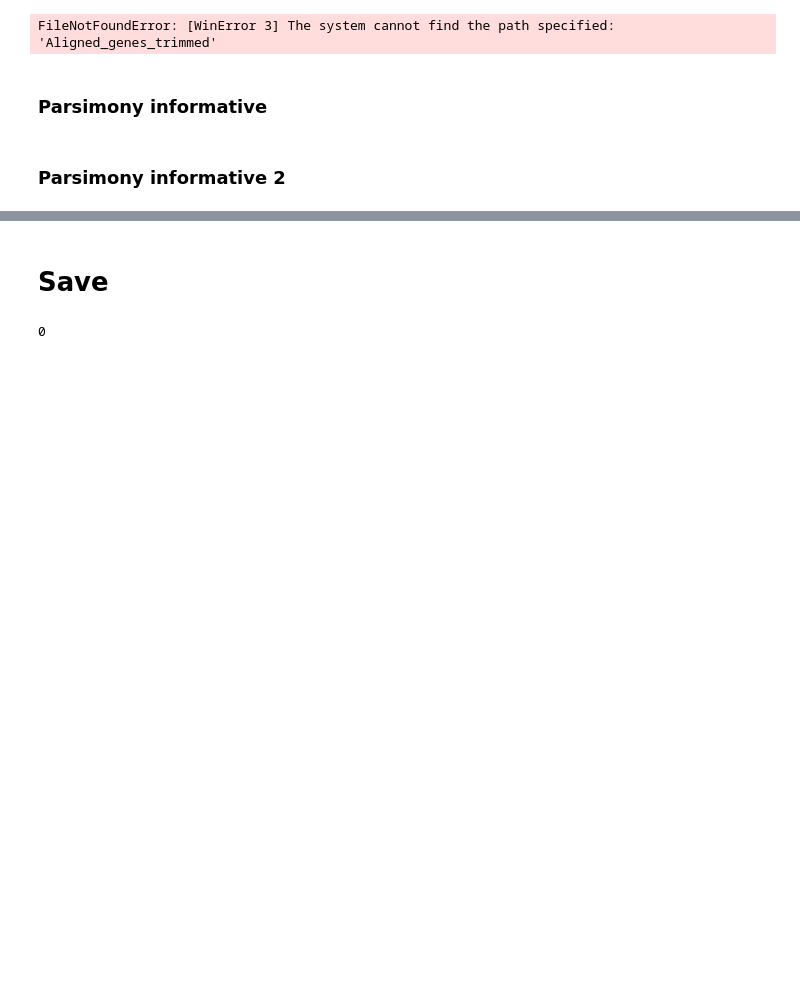
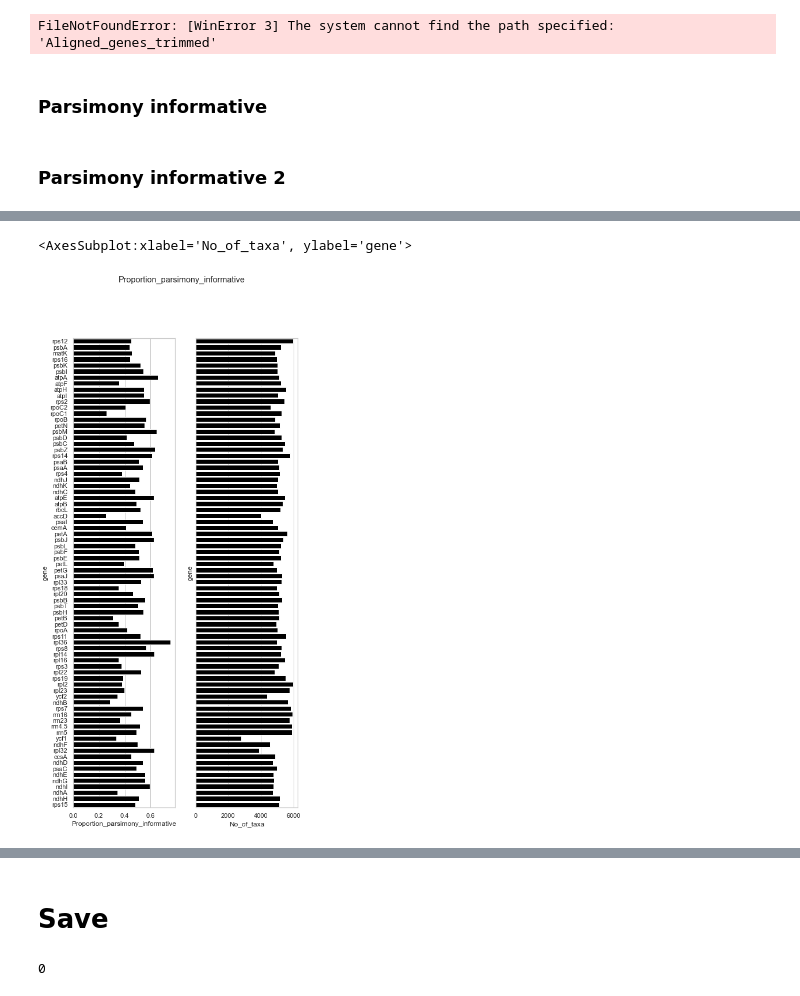
Before and after one commit to RBGKew/cpDNA, a Jupyter notebook: cpAlignment_Analysis.ipynb, the cells around one changed output, grey strips where cells are left out. Saved outputs shown, nothing was run; the diff lists cells and outputs as text; code cells hidden in the pictures; blank space fills up the shorter version.

```diff
--- a/cpAlignment_Analysis.ipynb
+++ b/cpAlignment_Analysis.ipynb
@@ -462,0 +449,13 @@ plt.xticks(rotation=45); plt.ylim(0,1);
+# %%
+fig, axes = plt.subplots(1,2, figsize=(7, 15), sharey=True)
+fig.suptitle('Proportion_parsimony_informative')
+
+# Bulbasaur
+sns.barplot(ax=axes[0], x = 'Proportion_parsimony_informative', y = 'gene',data = amas_df.sort_values('gene_order'), color='black')
+
+
+# Charmander
+sns.barplot(ax=axes[1],  x = 'No_of_taxa', y = 'gene',data = amas_df.sort_values('gene_order'), color='black')
+# %% [output]
+<AxesSubplot:xlabel='No_of_taxa', ylabel='gene'>
+[figure, added]
```
Also changed, not shown: parts of 8 cells of this notebook, 11 other files.
